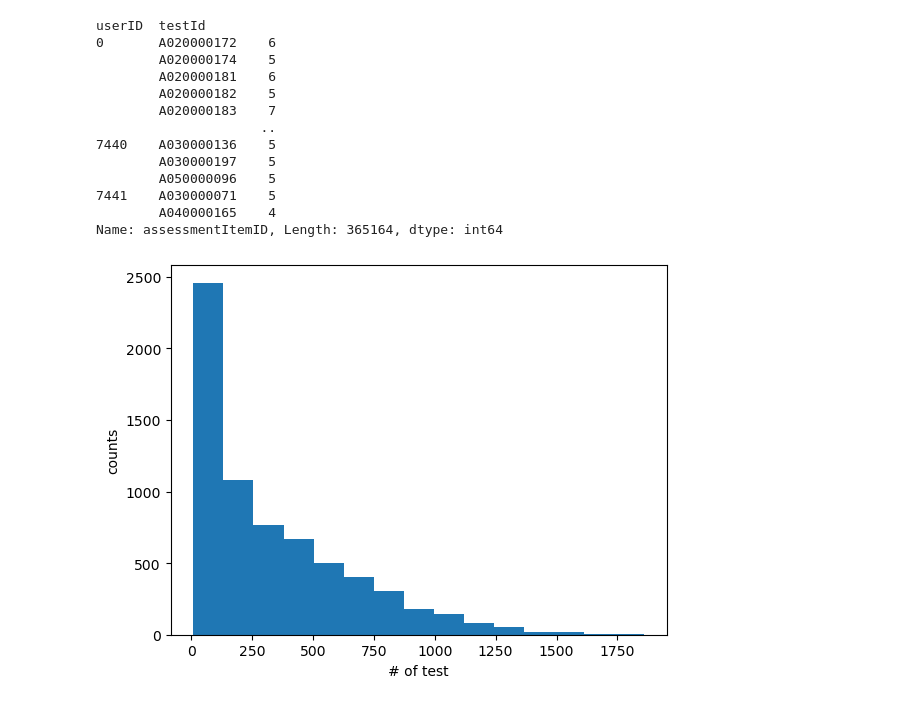
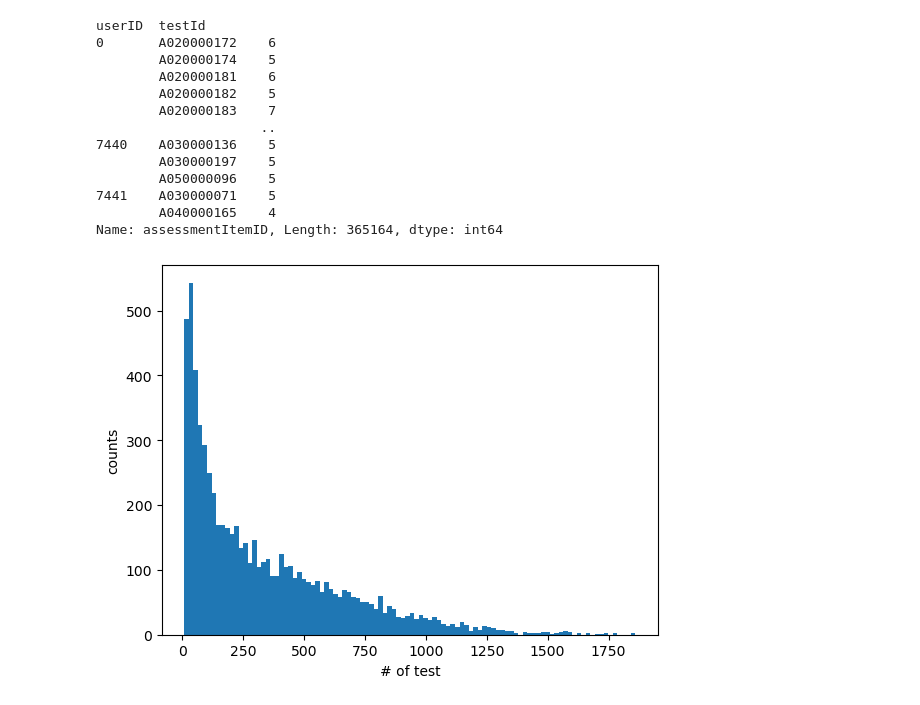
Before and after one commit to boostcampaitech6/level2-dkt-recsys-06, a Jupyter notebook: code/EDA.ipynb, the cells around one changed output. Saved outputs shown, nothing was run; the diff lists cells and outputs as text; code cells hidden in the pictures.

```diff
--- a/code/EDA.ipynb
+++ b/code/EDA.ipynb
@@ -305,11 +348,11 @@ Name: assessmentItemID, Length: 365164, dtype: int64
 # %%
 b = train.groupby('userID')['assessmentItemID'].count()
 
-plt.hist(b, bins=15)
+plt.hist(b, bins=100)
 
 plt.xlabel('# of test')
 plt.ylabel('counts')
 
 plt.show()
 # %% [output]
-[figure, old version]
+[figure, new version]
```
Also changed, not shown: parts of 22 cells of this notebook, 4 other files.
